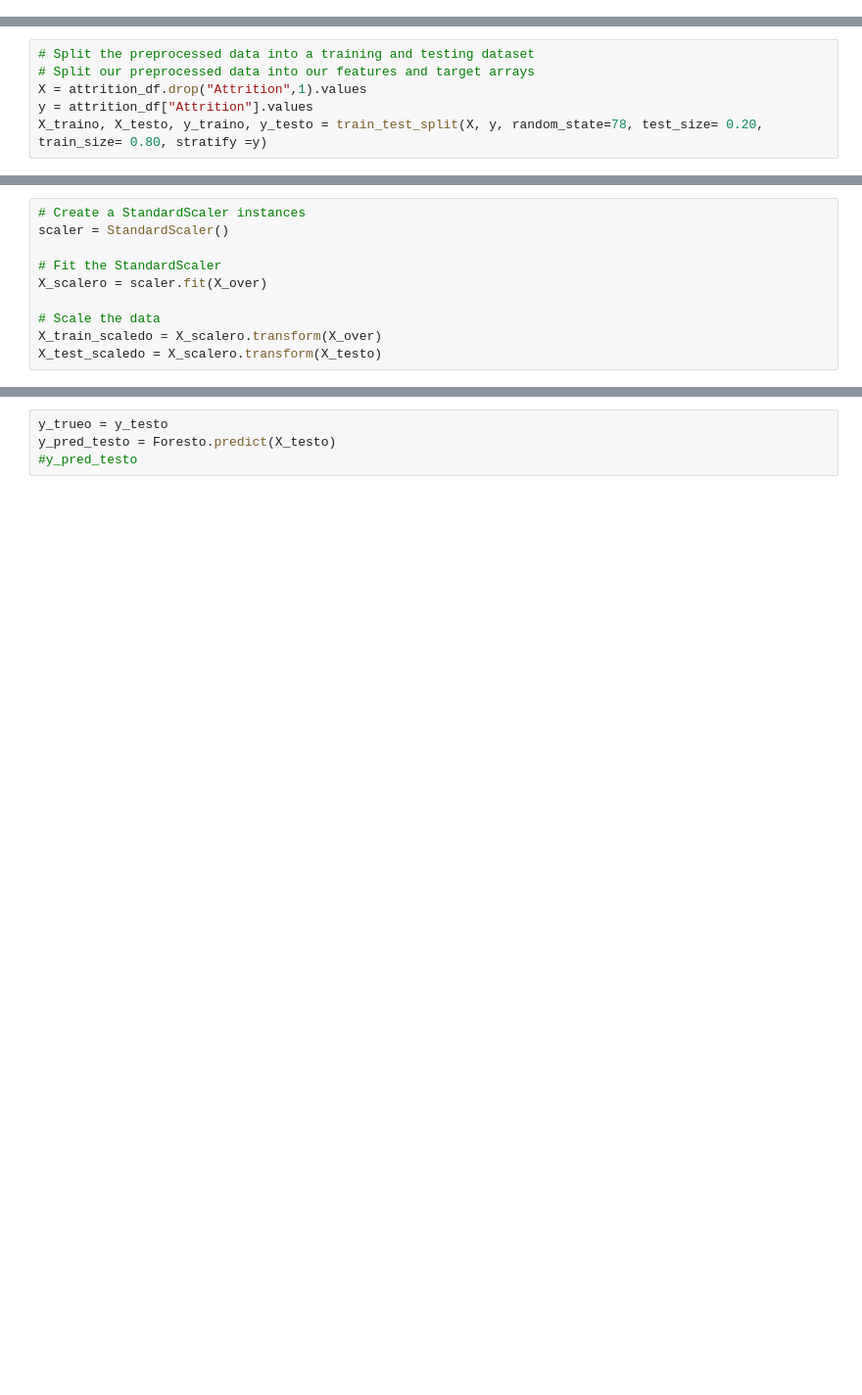
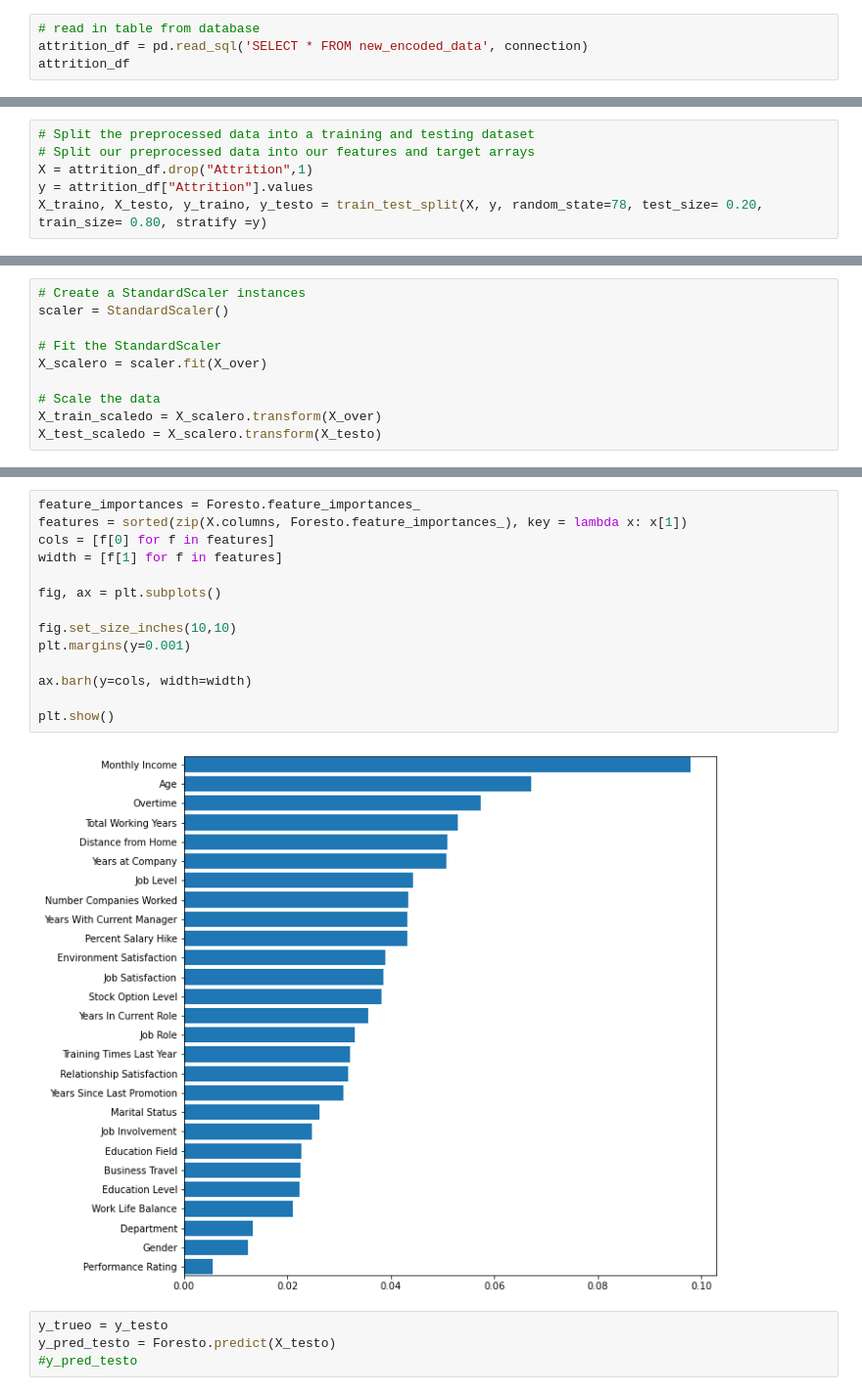
Before and after one commit to katewang1/Employee_Attrition_Analysis, a Jupyter notebook: RandomForestClassifier.ipynb, the cells around one changed output, grey strips where cells are left out. Shown at 98% size. Drawn from its saved outputs; the diff is of its cells as text; blank space fills up the shorter version.

```diff
--- a/RandomForestClassifier.ipynb
+++ b/RandomForestClassifier.ipynb
@@ -52,0 +35,4 @@ attrition_df
+# %%
+# read in table from database
+attrition_df = pd.read_sql('SELECT * FROM new_encoded_data', connection)
+attrition_df
@@ -59,7 +59,7 @@ print(imblearn.__version__)
 # %%
 # Split the preprocessed data into a training and testing dataset
 # Split our preprocessed data into our features and target arrays
-X = attrition_df.drop("Attrition",1).values
+X = attrition_df.drop("Attrition",1)
 y = attrition_df["Attrition"].values
 X_traino, X_testo, y_traino, y_testo = train_test_split(X, y, random_state=78, test_size= 0.20, train_size= 0.80, stratify =y)
 # %%
@@ -95,3 +95,19 @@ Testing Score: 0.8707482993197279
+# %%
+feature_importances = Foresto.feature_importances_
+features = sorted(zip(X.columns, Foresto.feature_importances_), key = lambda x: x[1])
+cols = [f[0] for f in features]
+width = [f[1] for f in features]
+
+fig, ax = plt.subplots()
+
+fig.set_size_inches(10,10)
+plt.margins(y=0.001)
+
+ax.barh(y=cols, width=width)
+
+plt.show()
+# %% [output]
+[figure, added]
 # %%
 y_trueo = y_testo
 y_pred_testo = Foresto.predict(X_testo)
```
Also changed, not shown: parts of 10 cells of this notebook, 2 other files.
